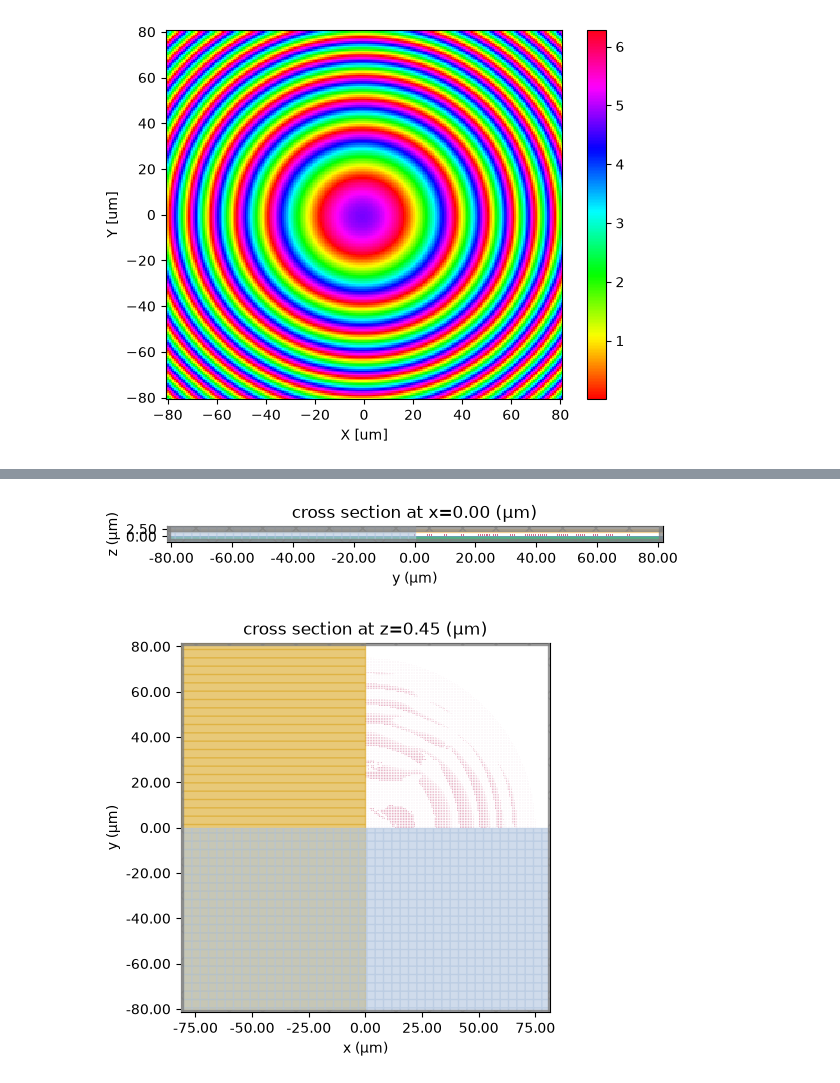
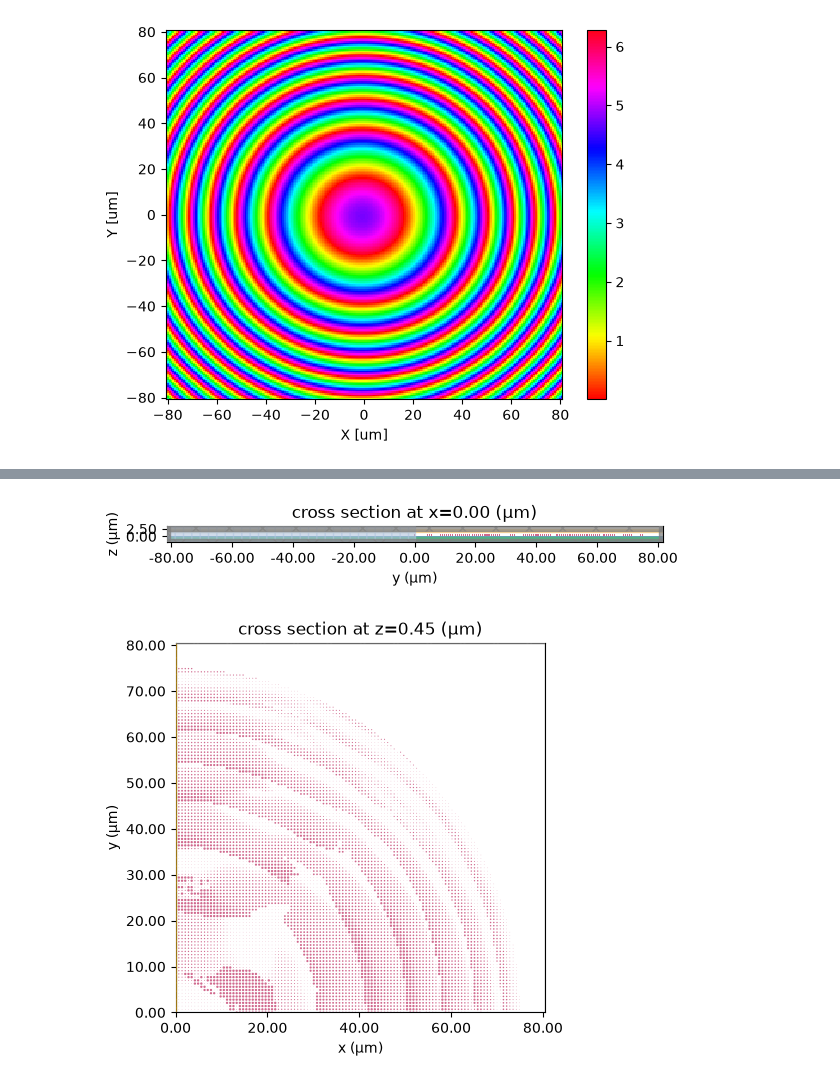
Before and after one commit to edoverg/modeconverter, a Jupyter notebook: metasurface/full_meta.ipynb, the cells around one changed output, grey strips where cells are left out. Drawn from its saved outputs; the diff is of its cells as text; code cells hidden in the pictures.

```diff
--- a/metasurface/full_meta.ipynb
+++ b/metasurface/full_meta.ipynb
@@ -97,7 +97,8 @@ fig.show()
 #___________________________________________________
 #import the unit-cell transmission coefficient data
 unit_cell_diameters = np.load("../unit_cell/unit_cell_center_1550_h900nm_res50_wvl_diameters.npy")
-unit_cell_mode_phase = np.unwrap(np.load("../unit_cell/unit_cell_center_1550_h900nm_res50_wvl_mode_phase.npy"))
+unit_cell_mode_phase = np.load("../unit_cell/unit_cell_center_1550_h900nm_res50_wvl_mode_phase.npy")
+unit_cell_mode_phase = np.unwrap(unit_cell_mode_phase - unit_cell_mode_phase[0]) #normalize to 0 phase at smallest diameter
 unit_cell_mode_tran = np.load("../unit_cell/unit_cell_center_1550_h900nm_res50_wvl_mode_tran.npy")
 
 #make a plot of the unit-cell transmission coefficient
@@ -145,7 +146,7 @@ xs_far = np.linspace(-Lx/2, Lx/2, 101)
 ys_far = np.linspace(-Ly/2, Ly/2, 101)
 X_far, Y_far = np.meshgrid(xs_far, ys_far)
 
-projection_distance = d1 + h
+projection_distance = h + d1 - lda0 / 2
 
 monitor_proj = td.FieldProjectionCartesianMonitor(
     center=[0, 0, h + 0.5*lda0],
@@ -231,26 +230,28 @@ custom_src = td.CustomFieldSource(
 # %%
 sim = td.Simulation(
     center=[0, 0, h/2],
     size=[Lx, Ly, Lz],
     grid_spec=td.GridSpec.auto(min_steps_per_wvl=min_steps_per_wvl, wavelength=lda0),
     structures=[substrate, pillars],
     sources=[custom_src],
     monitors=[monitor_proj],
     run_time=run_time,
     boundary_spec=td.BoundarySpec(x=td.Boundary.pml(), y=td.Boundary.pml(), z=td.Boundary.pml()),
     symmetry=[-1,1,0],
 )
 
 fig, ax = plt.subplots()
 sim.plot(x=0, ax=ax)
 plt.show()
 
 fig, ax = plt.subplots()
 sim.plot(z=h/2, ax=ax)
+plt.xlim(0,sim_domain_size/2)
+plt.ylim(0,sim_domain_size/2)
 plt.show()
 # %% [output]
 [figure]
-[figure, old version]
+[figure, new version]
 # %%
 job = web.Job(simulation=sim, task_name="full_meta1")
 estimated_cost = web.estimate_cost(job.task_id)
```
Also changed, not shown: parts of 4 cells of this notebook, 5 other files.
